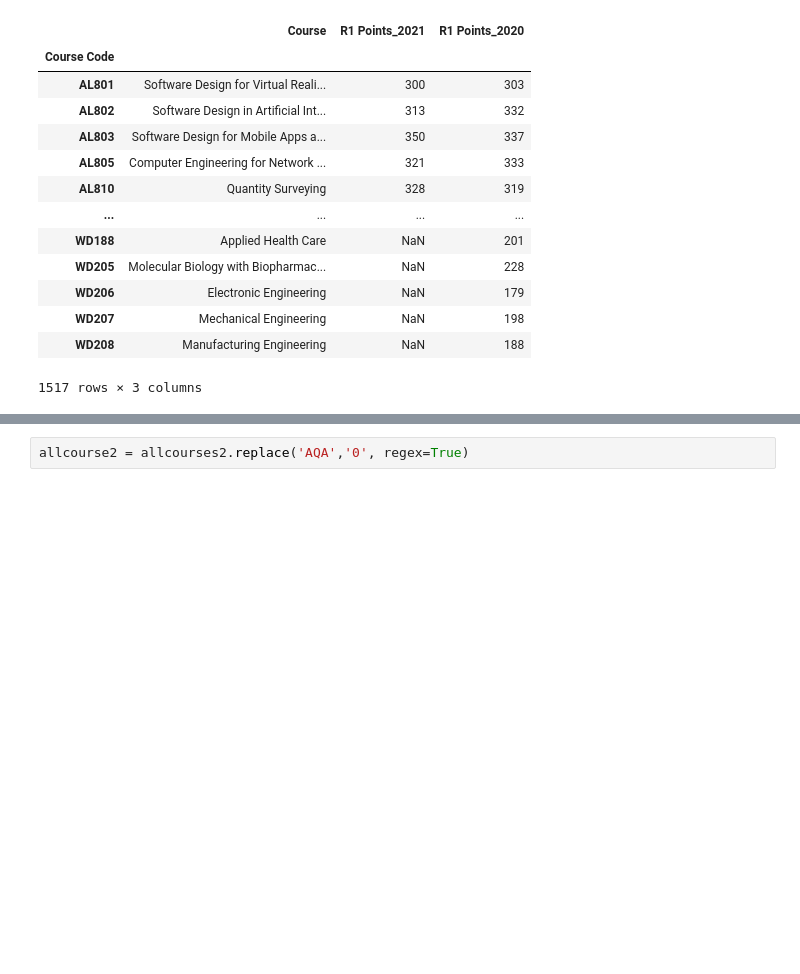
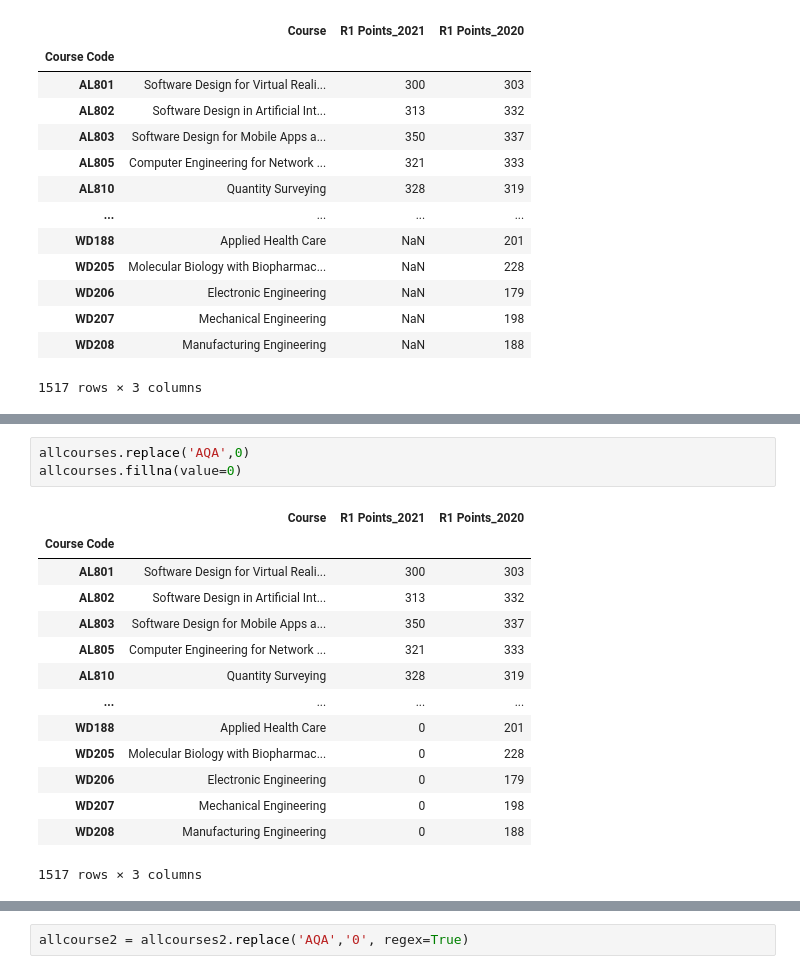
Before and after one commit to G00398275/FODA2021, a Jupyter notebook: cao.ipynb, the cells around one changed output, grey strips where cells are left out. Drawn from its saved outputs; the diff is of its cells as text; blank space fills up the shorter version.

```diff
--- a/cao.ipynb
+++ b/cao.ipynb
@@ -587,0 +605,18 @@ allcourses
+# %%
+allcourses.replace('AQA',0)
+allcourses.fillna(value=0)
+# %% [output]
+|  | Course | R1 Points_2021 | R1 Points_2020 |
+| Course Code |  |  |  |
+| AL801 | Software Design for Virtual Reali... | 300 | 303 |
+| AL802 | Software Design in Artificial Int... | 313 | 332 |
+| AL803 | Software Design for Mobile Apps a... | 350 | 337 |
+| AL805 | Computer Engineering for Network ... | 321 | 333 |
+| AL810 | Quantity Surveying | 328 | 319 |
+| ... | ... | ... | ... |
+| WD188 | Applied Health Care | 0 | 201 |
+| WD205 | Molecular Biology with Biopharmac... | 0 | 228 |
+| WD206 | Electronic Engineering | 0 | 179 |
+| WD207 | Mechanical Engineering | 0 | 198 |
+| WD208 | Manufacturing Engineering | 0 | 188 |
+1517 rows × 3 columns
```
Also changed, not shown: parts of 24 cells of this notebook, 10 other files.
